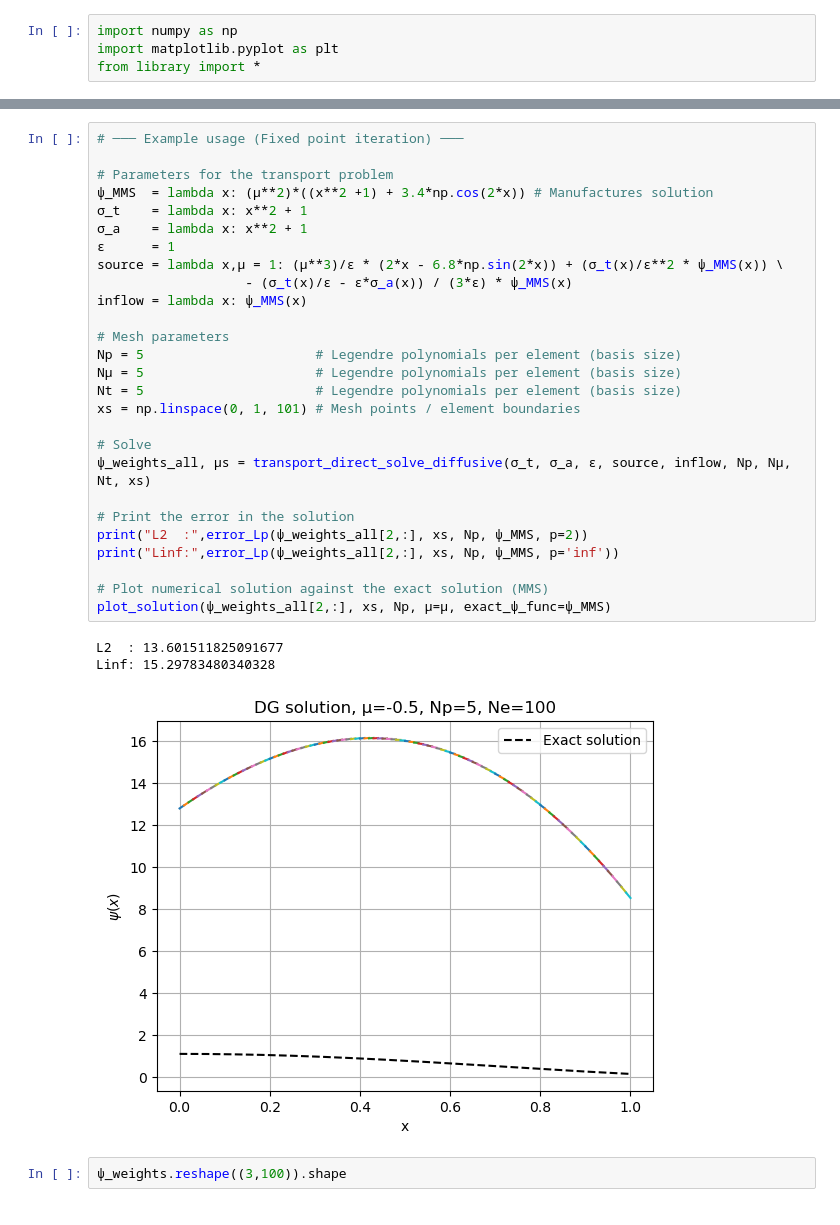
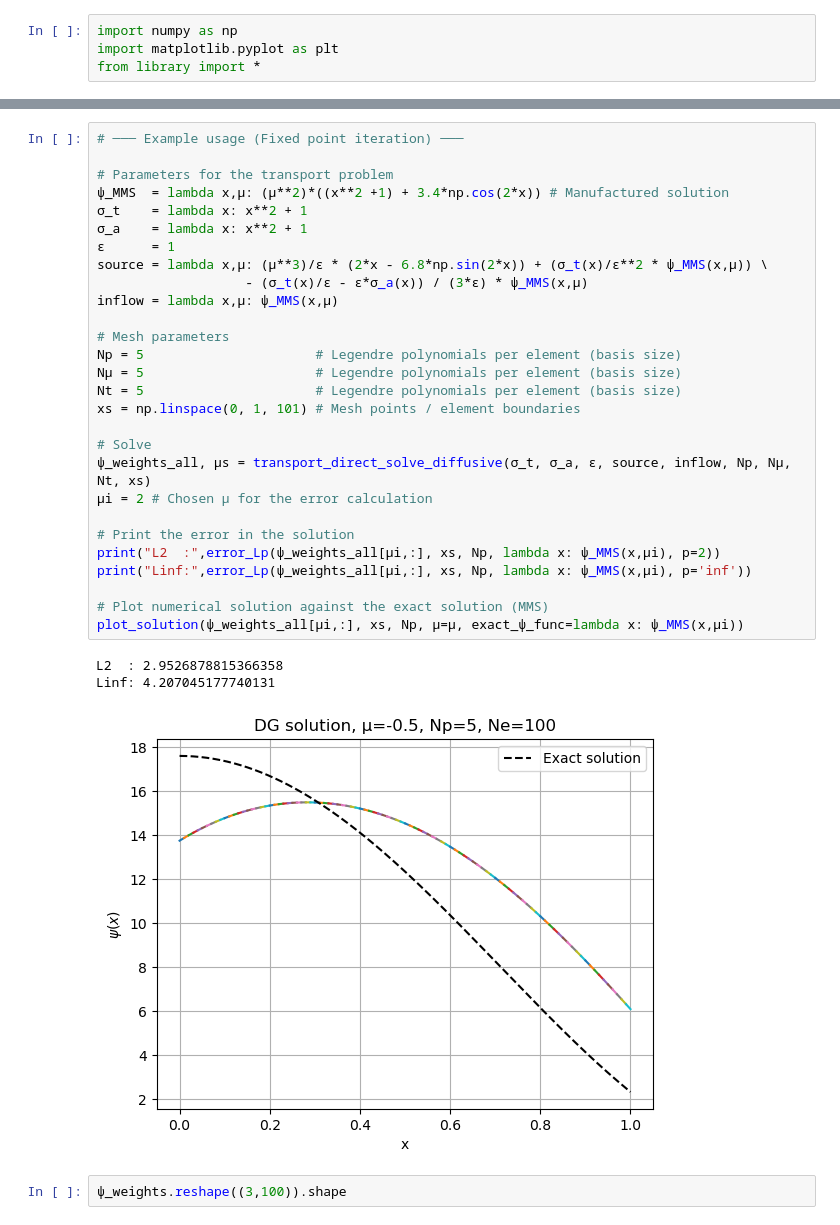
Before and after one commit to jpgallagher1/PIMS-GroupB, a Jupyter notebook: main.ipynb, the cells around one changed output, grey strips where cells are left out. Cells and saved outputs as stored; diff of their text form.

```diff
--- a/main.ipynb
+++ b/main.ipynb
@@ -37,34 +37,35 @@ Linf: 0.002205512666996423
 # %%
 # ─── Example usage (Fixed point iteration) ───
 
 # Parameters for the transport problem
-ψ_MMS  = lambda x: (μ**2)*((x**2 +1) + 3.4*np.cos(2*x)) # Manufactures solution
+ψ_MMS  = lambda x,μ: (μ**2)*((x**2 +1) + 3.4*np.cos(2*x)) # Manufactured solution
 σ_t    = lambda x: x**2 + 1
 σ_a    = lambda x: x**2 + 1
 ε      = 1
-source = lambda x,μ = 1: (μ**3)/ε * (2*x - 6.8*np.sin(2*x)) + (σ_t(x)/ε**2 * ψ_MMS(x)) \
-                   - (σ_t(x)/ε - ε*σ_a(x)) / (3*ε) * ψ_MMS(x)
-inflow = lambda x: ψ_MMS(x)
+source = lambda x,μ: (μ**3)/ε * (2*x - 6.8*np.sin(2*x)) + (σ_t(x)/ε**2 * ψ_MMS(x,μ)) \
+                   - (σ_t(x)/ε - ε*σ_a(x)) / (3*ε) * ψ_MMS(x,μ)
+inflow = lambda x,μ: ψ_MMS(x,μ)
 
 # Mesh parameters
 Np = 5                      # Legendre polynomials per element (basis size)
 Nμ = 5                      # Legendre polynomials per element (basis size)
 Nt = 5                      # Legendre polynomials per element (basis size)
 xs = np.linspace(0, 1, 101) # Mesh points / element boundaries
 
 # Solve
 ψ_weights_all, μs = transport_direct_solve_diffusive(σ_t, σ_a, ε, source, inflow, Np, Nμ, Nt, xs)
+μi = 2 # Chosen μ for the error calculation
 
 # Print the error in the solution
-print("L2  :",error_Lp(ψ_weights_all[2,:], xs, Np, ψ_MMS, p=2))
-print("Linf:",error_Lp(ψ_weights_all[2,:], xs, Np, ψ_MMS, p='inf'))
+print("L2  :",error_Lp(ψ_weights_all[μi,:], xs, Np, lambda x: ψ_MMS(x,μi), p=2))
+print("Linf:",error_Lp(ψ_weights_all[μi,:], xs, Np, lambda x: ψ_MMS(x,μi), p='inf'))
 
 # Plot numerical solution against the exact solution (MMS)
-plot_solution(ψ_weights_all[2,:], xs, Np, μ=μ, exact_ψ_func=ψ_MMS)
+plot_solution(ψ_weights_all[μi,:], xs, Np, μ=μ, exact_ψ_func=lambda x: ψ_MMS(x,μi))
 # %% [output]
-L2  : 13.601511825091677
-Linf: 15.29783480340328
+L2  : 2.9526878815366358
+Linf: 4.207045177740131
-[figure, old version]
+[figure, new version]
 # %%
 ψ_weights.reshape((3,100)).shape
 # %% [output]
```
Also changed, not shown: parts of 1 cell of this notebook, 1 other file.
